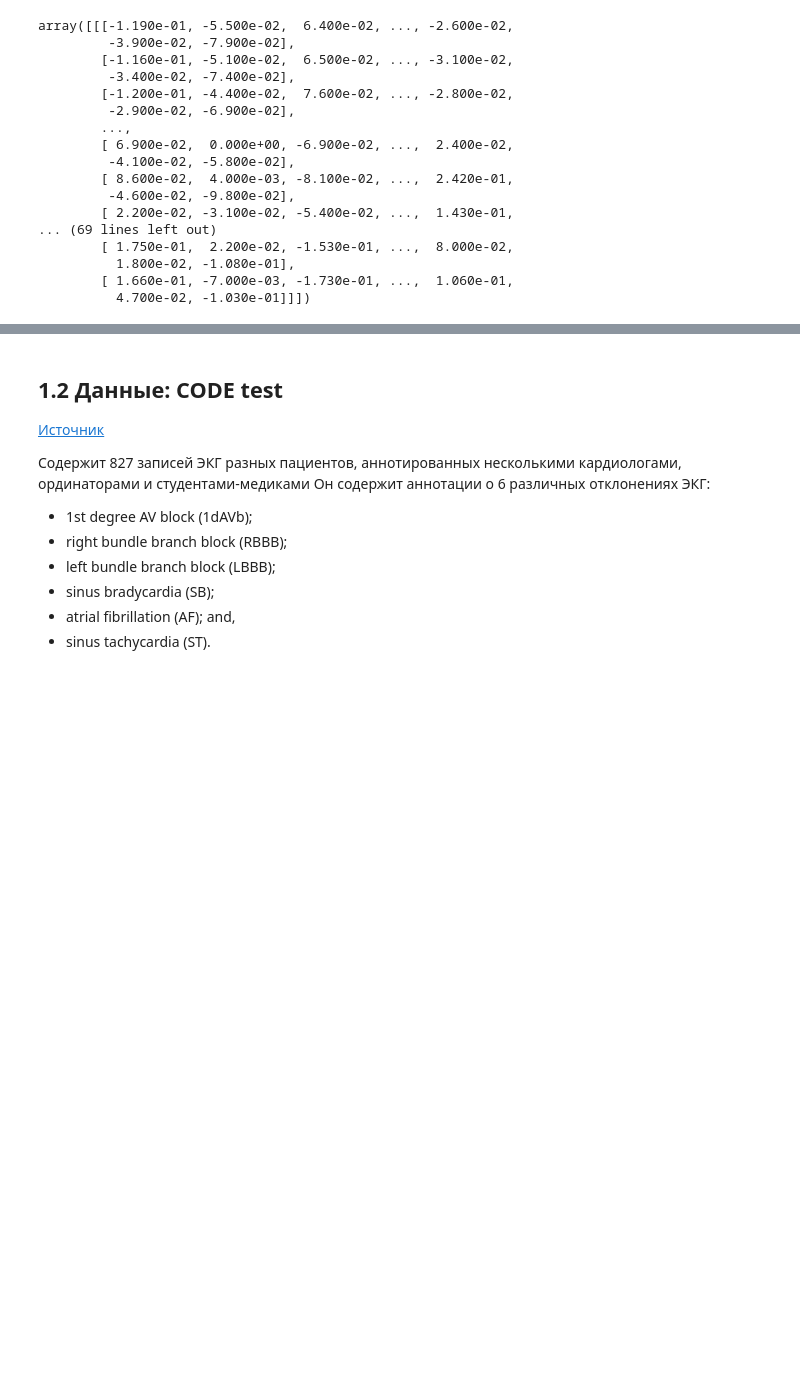
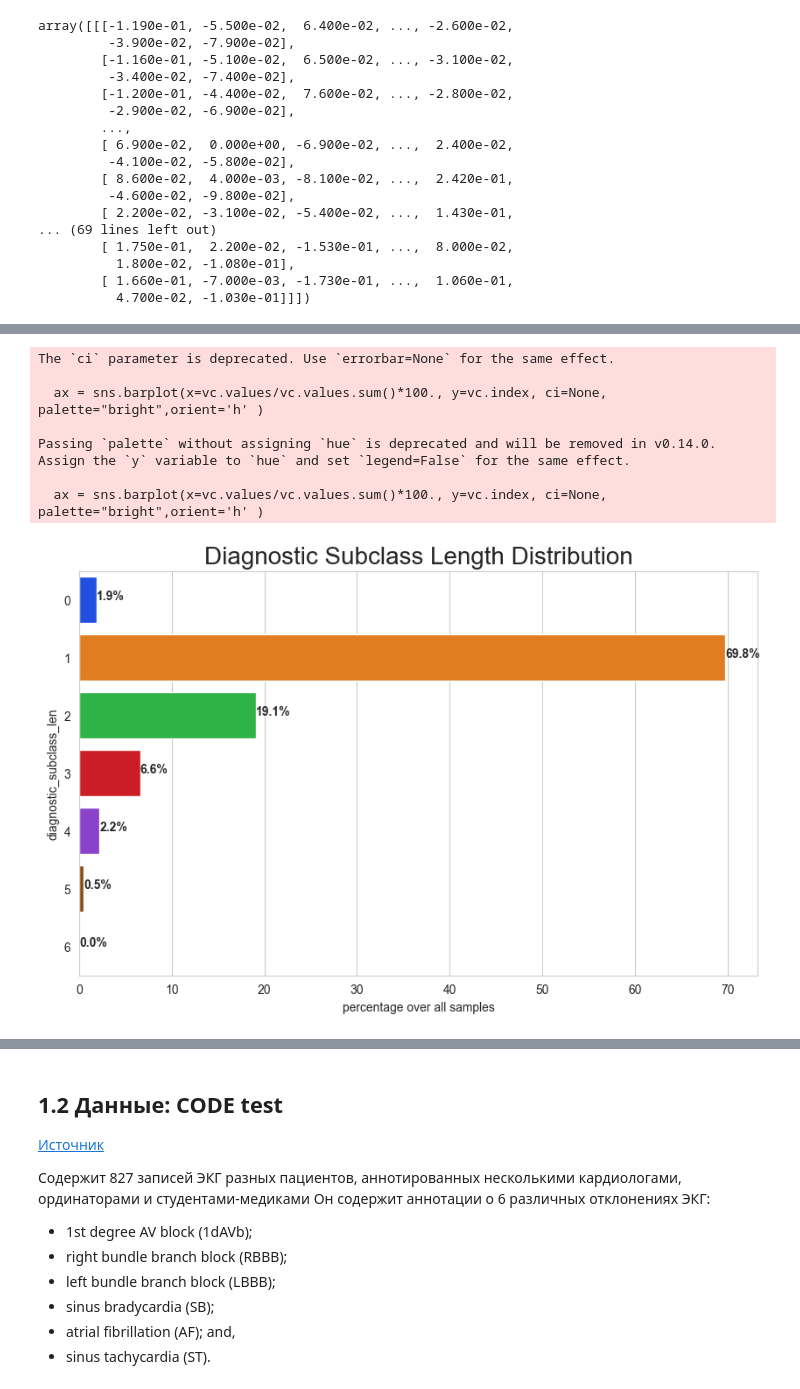
Before and after one commit to spark71/ecg-service, a Jupyter notebook: eda/data_eda.ipynb, the cells around one changed output, grey strips where cells are left out. Drawn from its saved outputs; the diff is of its cells as text; code cells hidden in the pictures; blank space fills up the shorter version.

```diff
--- a/eda/data_eda.ipynb
+++ b/eda/data_eda.ipynb
@@ -326,0 +364,14 @@ for rect in ax.patches:
+# %%
+def aggregate_subclass_diagnostic(y_dic):
+    tmp = []
+    for key in y_dic.keys():
+        if key in agg_df.index:
+            tmp.append(agg_df.loc[key].diagnostic_subclass)
+    ret = list(set(tmp))
+    ret = ['sub_'+r for r in ret] # to distinguish between subclass and superclass columns
+    return ret
+
+# Apply diagnostic subclass
+ptbxl_data['diagnostic_subclass'] = ptbxl_data.scp_codes.apply(aggregate_subclass_diagnostic)
+ptbxl_data['diagnostic_subclass_len'] = ptbxl_data['diagnostic_subclass'].apply(len)
+ptbxl_data.loc[ptbxl_data.diagnostic_subclass_len > 1, 'diagnostic_subclass']
@@ -326,0 +392,20 @@ for rect in ax.patches:
+# %%
+vc = ptbxl_data['diagnostic_subclass_len'].value_counts()
+
+sns.set_style("whitegrid")
+bar,ax = plt.subplots(figsize=(10,6))
+ax = sns.barplot(x=vc.values/vc.values.sum()*100., y=vc.index, ci=None, palette="bright",orient='h' )
+ax.set_title("Diagnostic Subclass Length Distribution", fontsize=20)
+ax.set_xlabel ("percentage over all samples")
+ax.set_ylabel ("diagnostic_subclass_len")
+for rect in ax.patches:
+    ax.text (rect.get_width(), rect.get_y() + rect.get_height() / 2,"%.1f%%"% rect.get_width(), weight='bold' )
+# %% [output]
+The `ci` parameter is deprecated. Use `errorbar=None` for the same effect.
+
+  ax = sns.barplot(x=vc.values/vc.values.sum()*100., y=vc.index, ci=None, palette="bright",orient='h' )
+
+Passing `palette` without assigning `hue` is deprecated and will be removed in v0.14.0. Assign the `y` variable to `hue` and set `legend=False` for the same effect.
+
+  ax = sns.barplot(x=vc.values/vc.values.sum()*100., y=vc.index, ci=None, palette="bright",orient='h' )
+[figure, added]
```
Also changed, not shown: parts of 29 cells of this notebook, 7 other files.
